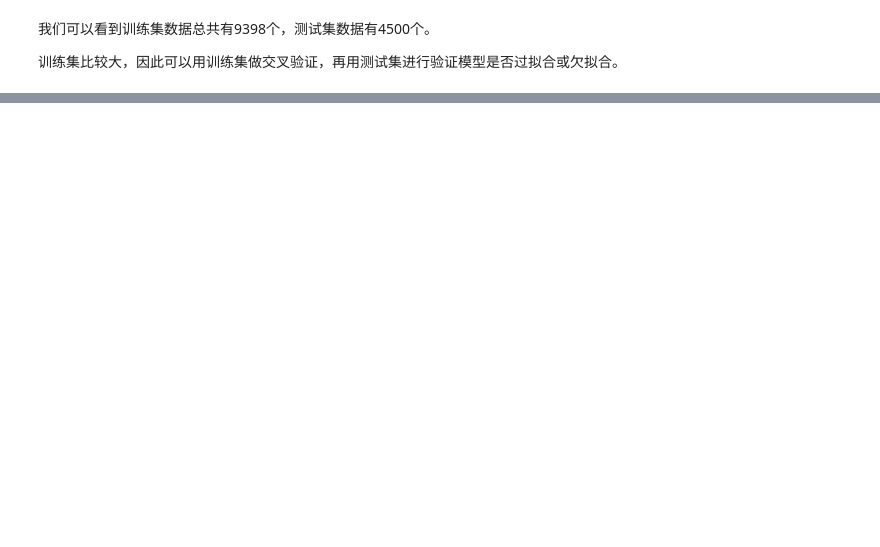
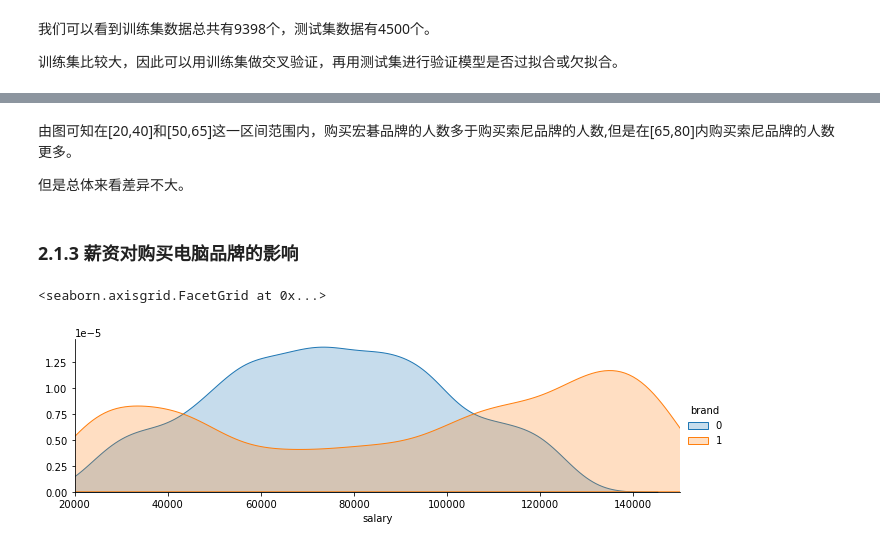
Before and after one commit to god13less/kaggle_competition, a Jupyter notebook: CommodityForecasting/version_0.ipynb, the cells around one changed output, grey strips where cells are left out. Saved outputs shown, nothing was run; the diff lists cells and outputs as text; code cells hidden in the pictures; blank space fills up the shorter version.

```diff
--- a/CommodityForecasting/version_0.ipynb
+++ b/CommodityForecasting/version_0.ipynb
@@ -515,0 +100,14 @@ ans.to_csv("predicted2.csv",index=False)
+# %% [markdown]
+由图可知在[20,40]和[50,65]这一区间范围内，购买宏碁品牌的人数多于购买索尼品牌的人数,但是在[65,80]内购买索尼品牌的人数更多。
+
+但是总体来看差异不大。
+# %% [markdown]
+### 2.1.3 薪资对购买电脑品牌的影响
+# %%
+salaryFacet=sns.FacetGrid(train_data,hue='brand',aspect=3)#创建坐标轴
+salaryFacet.map(sns.kdeplot,'salary',shade=True)#作图，选择图形的类型
+salaryFacet.set(xlim=(20000,train_data['salary'].max()))#其他信息：坐标轴范围、标签等
+salaryFacet.add_legend()
+# %% [output]
+<seaborn.axisgrid.FacetGrid at 0x...>
+[figure, added]
```
Also changed, not shown: parts of 137 cells of this notebook, 1 other file.
